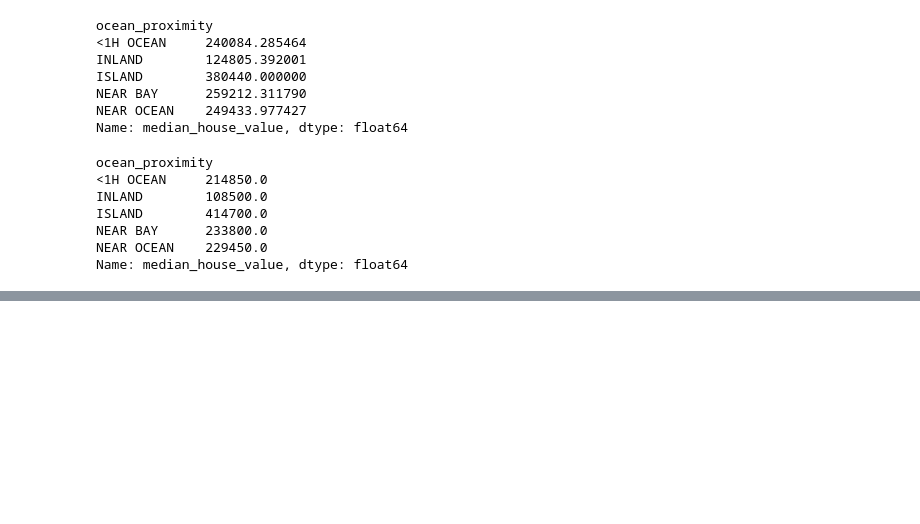
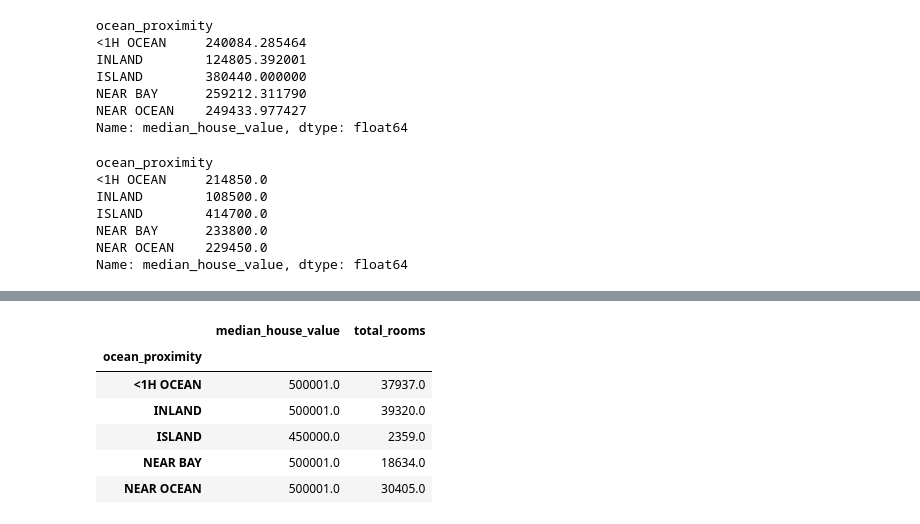
Before and after one commit to vamsik1606/Ai_programmin_course, a Jupyter notebook: lab1.ipynb, the cells around one changed output, grey strips where cells are left out. Cells and saved outputs as stored; diff of their text form; code cells hidden in the pictures; blank space fills up the shorter version.

```diff
--- a/lab1.ipynb
+++ b/lab1.ipynb
@@ -96,0 +111,10 @@ plot_histogram(housing, "median_house_value")
+# %%
+housing.groupby("ocean_proximity")[["median_house_value", "total_rooms"]].max()
+# %% [output]
+|  | median_house_value | total_rooms |
+| ocean_proximity |  |  |
+| <1H OCEAN | 500001.0 | 37937.0 |
+| INLAND | 500001.0 | 39320.0 |
+| ISLAND | 450000.0 | 2359.0 |
+| NEAR BAY | 500001.0 | 18634.0 |
+| NEAR OCEAN | 500001.0 | 30405.0 |
```
Also changed, not shown: parts of 15 cells of this notebook, 1 other file.
